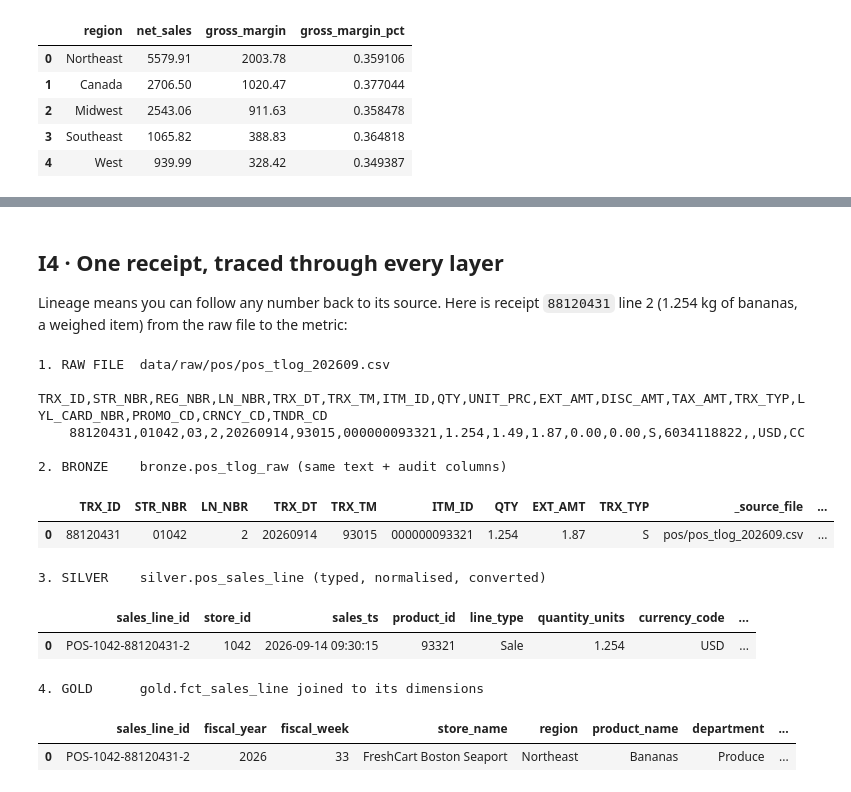
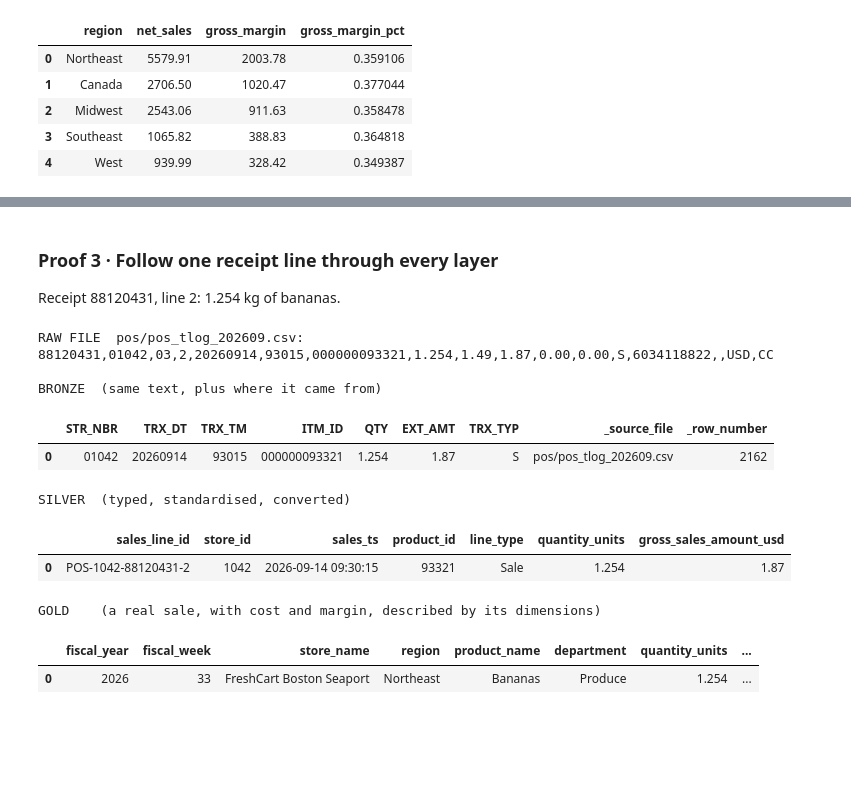
Before and after one commit to subrata-samanta/ai-ready-retail-data-genie-demo, a Jupyter notebook: notebooks/FreshCart_Data_Transformation_Walkthrough.ipynb, the cells around one changed output, grey strips where cells are left out. Cells and saved outputs as stored; diff of their text form; code cells hidden in the pictures; blank space fills up the shorter version.

```diff
--- a/notebooks/FreshCart_Data_Transformation_Walkthrough.ipynb
+++ b/notebooks/FreshCart_Data_Transformation_Walkthrough.ipynb
@@ -1568,7 +1435,0 @@ Nothing disappears without an explanation. This is called **row-count reconcilia
-# %%
-b  = n("SELECT COUNT(*) FROM bronze.pos_tlog_raw")
-s  = n("SELECT COUNT(*) FROM silver.pos_sales_line")
-qu = n("SELECT COUNT(*) FROM silver.quarantine_pos_sales_line")
-dup = n("SELECT COUNT(*) FROM temp._pos_typed WHERE copy_no > 1")
-print(f"bronze {b:,} = silver {s:,} + quarantined {qu:,} + duplicates {dup:,}  ->  {'OK' if b == s + qu + dup else 'MISMATCH'}")
-q("SELECT line_type, is_test_transaction, currency_code, COUNT(*) AS lines FROM silver.pos_sales_line GROUP BY 1, 2, 3 ORDER BY 1, 2, 3")
@@ -2605,34 +3177,29 @@ MATCH
-# %% [markdown]
-## I4 · One receipt, traced through every layer
-Lineage means you can follow any number back to its source. Here is receipt `88120431` line 2 (1.254 kg of bananas, a weighed item) from
-the raw file to the metric:
+# %% [markdown]
+### Proof 3 · Follow one receipt line through every layer
+Receipt 88120431, line 2: 1.254 kg of bananas.
 # %%
-print("1. RAW FILE  data/raw/pos/pos_tlog_202609.csv")
 with open(C.RAW_DIR / "pos/pos_tlog_202609.csv", encoding="utf-8") as fh:
-    header = fh.readline().strip()
-    raw_line = next(l.strip() for l in fh if l.startswith("88120431,01042,03,2,"))
-print("   ", header); print("   ", raw_line)
-print("\n2. BRONZE    bronze.pos_tlog_raw (same text + audit columns)")
-display(q("SELECT TRX_ID, STR_NBR, LN_NBR, TRX_DT, TRX_TM, ITM_ID, QTY, EXT_AMT, TRX_TYP, _source_file, _row_number FROM bronze.pos_tlog_raw WHERE TRX_ID = '88120431' AND LN_NBR = '2'"))
-print("3. SILVER    silver.pos_sales_line (typed, normalised, converted)")
-display(q("SELECT sales_line_id, store_id, sales_ts, product_id, line_type, quantity_units, currency_code, gross_sales_amount_usd, _source_file FROM silver.pos_sales_line WHERE sales_line_id = 'POS-1042-88120431-2'"))
-print("4. GOLD      gold.fct_sales_line joined to its dimensions")
-display(q('''SELECT f.sales_line_id, d.fiscal_year, d.fiscal_week, s.store_name, s.region, p.product_name, p.department, f.quantity_units,
-                    f.net_sales_amount_usd, f.cost_of_goods_usd, f.gross_margin_usd, f.promotion_id
+    fh.readline(); raw_line = next(l.strip() for l in fh if l.startswith("88120431,01042,03,2,"))
+print("RAW FILE  pos/pos_tlog_202609.csv:", raw_line)
+print("\nBRONZE  (same text, plus where it came from)")
+display(q("SELECT STR_NBR, TRX_DT, TRX_TM, ITM_ID, QTY, EXT_AMT, TRX_TYP, _source_file, _row_number FROM bronze.pos_tlog_raw WHERE TRX_ID = '88120431' AND LN_NBR = '2'"))
+print("SILVER  (typed, standardised, converted)")
+display(q("SELECT sales_line_id, store_id, sales_ts, product_id, line_type, quantity_units, gross_sales_amount_usd FROM silver.pos_sales_line WHERE sales_line_id = 'POS-1042-88120431-2'"))
+print("GOLD    (a real sale, with cost and margin, described by its dimensions)")
+display(q('''SELECT d.fiscal_year, d.fiscal_week, s.store_name, s.region, p.product_name, p.department,
+                    f.quantity_units, f.net_sales_amount_usd, f.cost_of_goods_usd, f.gross_margin_usd
              FROM gold.fct_sales_line f JOIN gold.dim_date d ON d.calendar_date = f.sales_date
              JOIN gold.dim_store s USING (store_id) JOIN gold.dim_product p USING (product_id)
              WHERE f.sales_line_id = 'POS-1042-88120431-2' '''))
 # %% [output]
-1. RAW FILE  data/raw/pos/pos_tlog_202609.csv
-    TRX_ID,STR_NBR,REG_NBR,LN_NBR,TRX_DT,TRX_TM,ITM_ID,QTY,UNIT_PRC,EXT_AMT,DISC_AMT,TAX_AMT,TRX_TYP,LYL_CARD_NBR,PROMO_CD,CRNCY_CD,TNDR_CD
-    88120431,01042,03,2,20260914,93015,000000093321,1.254,1.49,1.87,0.00,0.00,S,6034118822,,USD,CC
+RAW FILE  pos/pos_tlog_202609.csv: 88120431,01042,03,2,20260914,93015,000000093321,1.254,1.49,1.87,0.00,0.00,S,6034118822,,USD,CC
 
-2. BRONZE    bronze.pos_tlog_raw (same text + audit columns)
+BRONZE  (same text, plus where it came from)
-|  | TRX_ID | STR_NBR | LN_NBR | TRX_DT | TRX_TM | ITM_ID | QTY | EXT_AMT | TRX_TYP | _source_file | ... |
-| 0 | 88120431 | 01042 | 2 | 20260914 | 93015 | 000000093321 | 1.254 | 1.87 | S | pos/pos_tlog_202609.csv | ... |
+|  | STR_NBR | TRX_DT | TRX_TM | ITM_ID | QTY | EXT_AMT | TRX_TYP | _source_file | _row_number |
+| 0 | 01042 | 20260914 | 93015 | 000000093321 | 1.254 | 1.87 | S | pos/pos_tlog_202609.csv | 2162 |
-3. SILVER    silver.pos_sales_line (typed, normalised, converted)
+SILVER  (typed, standardised, converted)
-|  | sales_line_id | store_id | sales_ts | product_id | line_type | quantity_units | currency_code | ... |
-| 0 | POS-1042-88120431-2 | 1042 | 2026-09-14 09:30:15 | 93321 | Sale | 1.254 | USD | ... |
+|  | sales_line_id | store_id | sales_ts | product_id | line_type | quantity_units | gross_sales_amount_usd |
+| 0 | POS-1042-88120431-2 | 1042 | 2026-09-14 09:30:15 | 93321 | Sale | 1.254 | 1.87 |
-4. GOLD      gold.fct_sales_line joined to its dimensions
+GOLD    (a real sale, with cost and margin, described by its dimensions)
-|  | sales_line_id | fiscal_year | fiscal_week | store_name | region | product_name | department | ... |
-| 0 | POS-1042-88120431-2 | 2026 | 33 | FreshCart Boston Seaport | Northeast | Bananas | Produce | ... |
+|  | fiscal_year | fiscal_week | store_name | region | product_name | department | quantity_units | ... |
+| 0 | 2026 | 33 | FreshCart Boston Seaport | Northeast | Bananas | Produce | 1.254 | ... |
```
Also changed, not shown: parts of 447 cells of this notebook.
